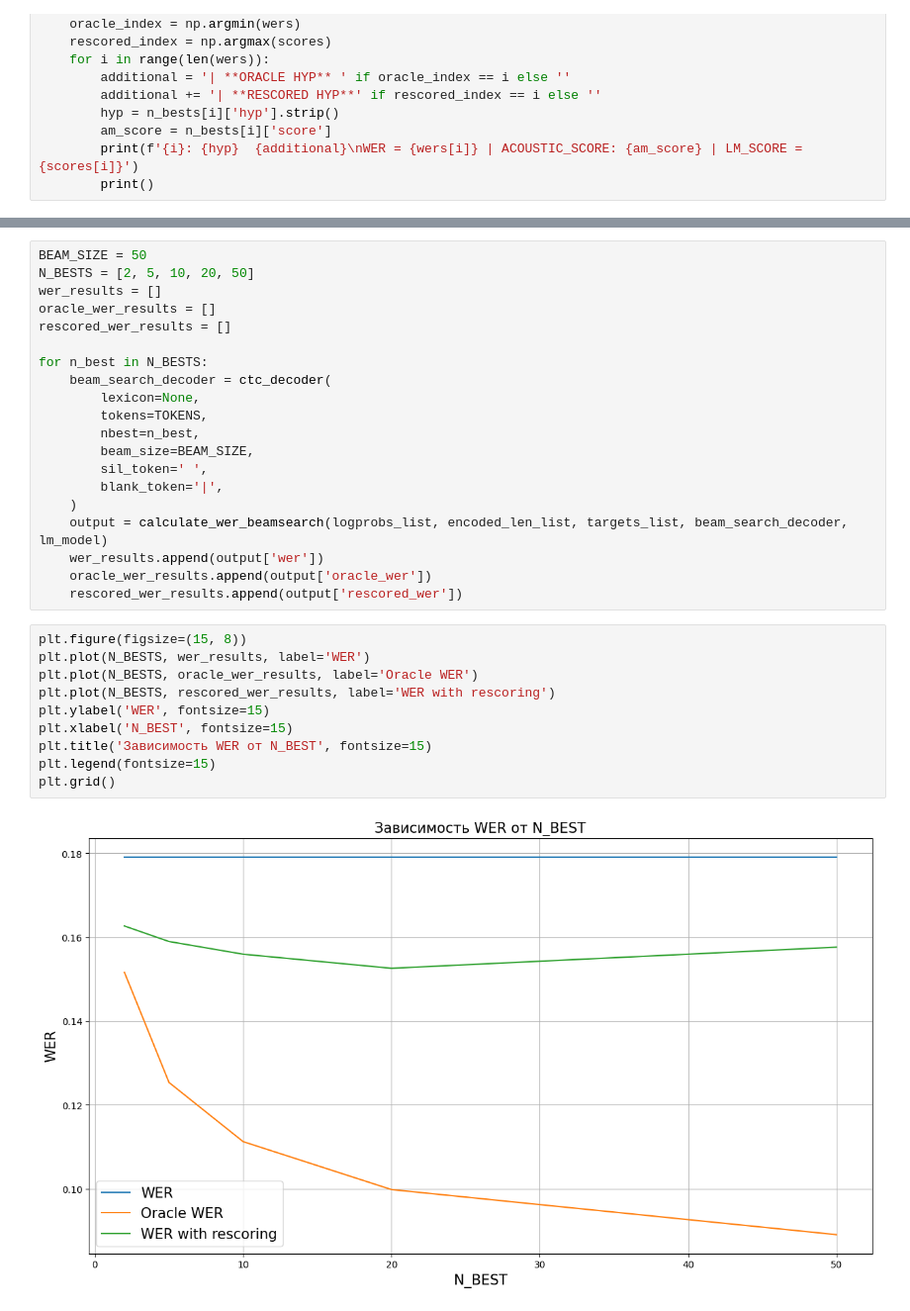
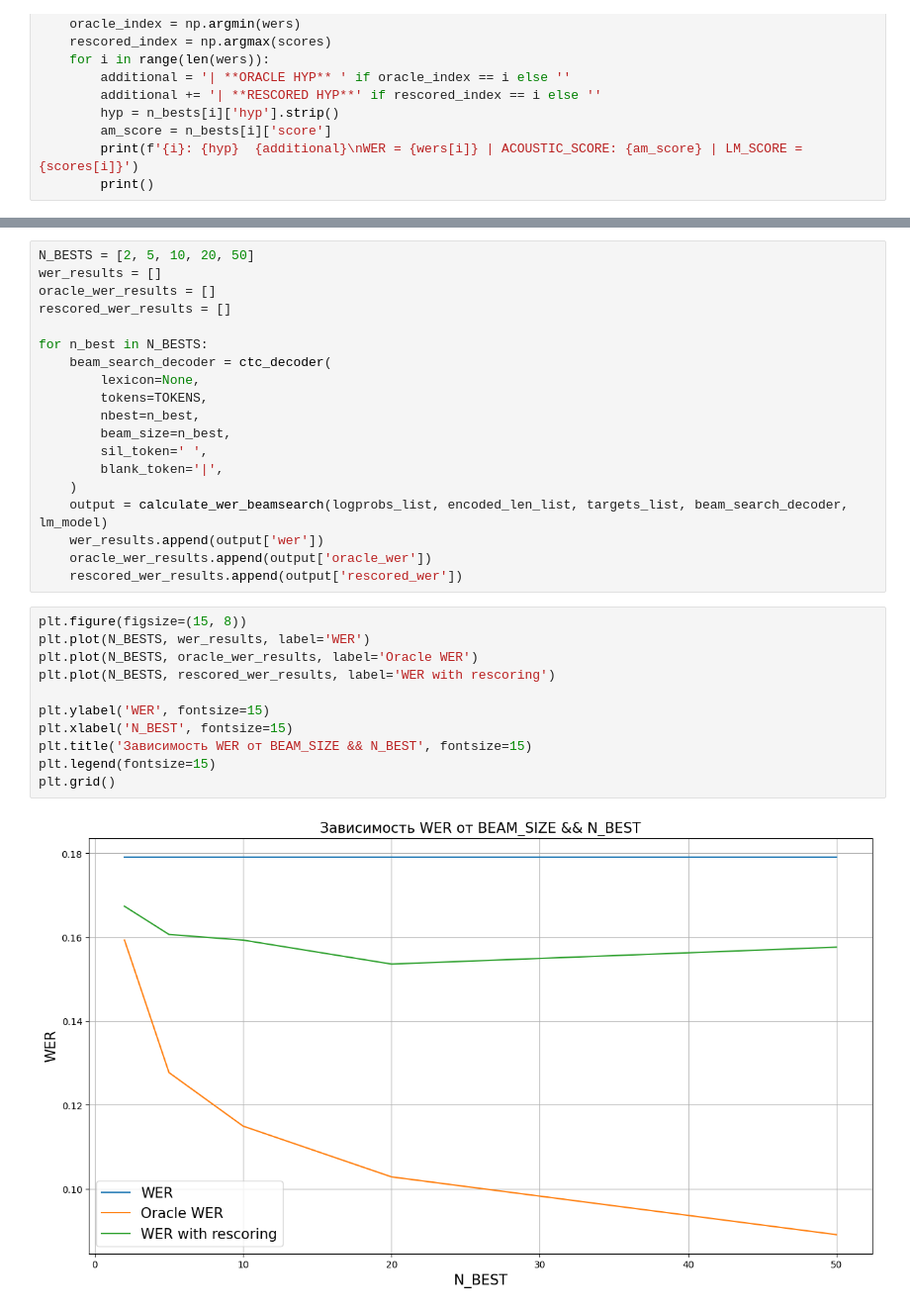
Before and after one commit to georgygospodinov/speech_course, a Jupyter notebook: week04/seminar_notebook.ipynb, the cells around one changed output, grey strips where cells are left out. Shown at 99% size. Cells and saved outputs as stored; diff of their text form.

```diff
--- a/week04/seminar_notebook.ipynb
+++ b/week04/seminar_notebook.ipynb
@@ -304,5 +327,4 @@ WER = 0.6666666666666666 | ACOUSTIC_SCORE: -6.594152359112854 | LM_SCORE = -9.15
 # %%
-BEAM_SIZE = 50
 N_BESTS = [2, 5, 10, 20, 50]
 wer_results = []
 oracle_wer_results = []
@@ -313,7 +335,7 @@ for n_best in N_BESTS:
         lexicon=None,
         tokens=TOKENS,
         nbest=n_best,
-        beam_size=BEAM_SIZE,
+        beam_size=n_best,
         sil_token=' ',
         blank_token='|',
     )
@@ -324,12 +346,13 @@ for n_best in N_BESTS:
 # %%
 plt.figure(figsize=(15, 8))
 plt.plot(N_BESTS, wer_results, label='WER')
 plt.plot(N_BESTS, oracle_wer_results, label='Oracle WER')
 plt.plot(N_BESTS, rescored_wer_results, label='WER with rescoring')
+
 plt.ylabel('WER', fontsize=15)
 plt.xlabel('N_BEST', fontsize=15)
-plt.title('Зависимость WER от N_BEST', fontsize=15)
+plt.title('Зависимость WER от BEAM_SIZE && N_BEST', fontsize=15)
 plt.legend(fontsize=15)
 plt.grid()
 # %% [output]
-[figure, old version]
+[figure, new version]
```
Also changed, not shown: parts of 10 cells of this notebook, 8 other files.
